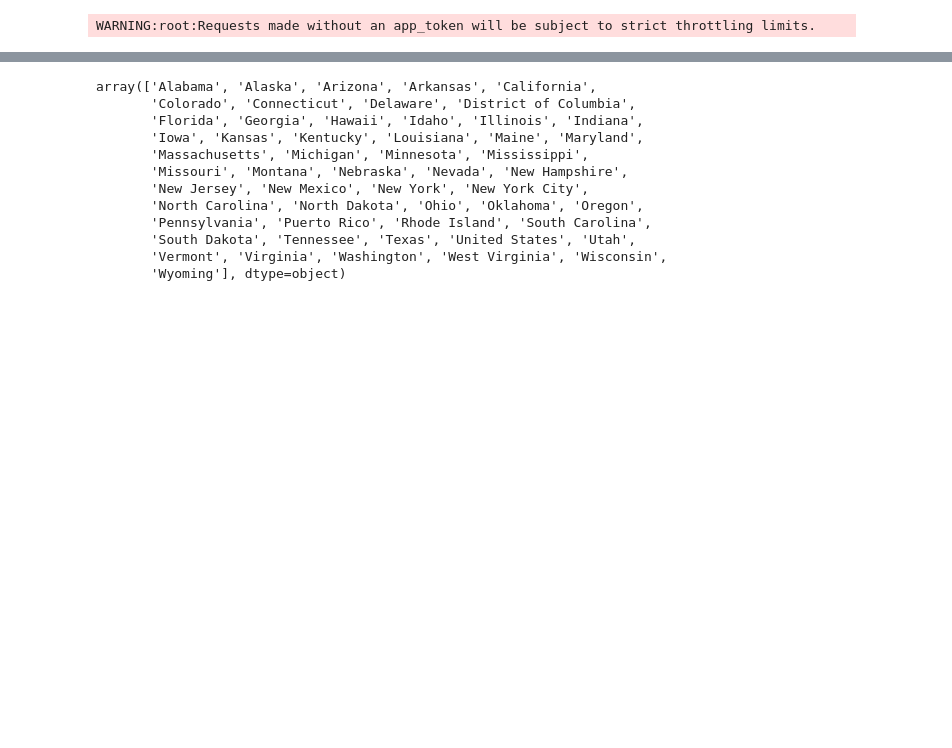
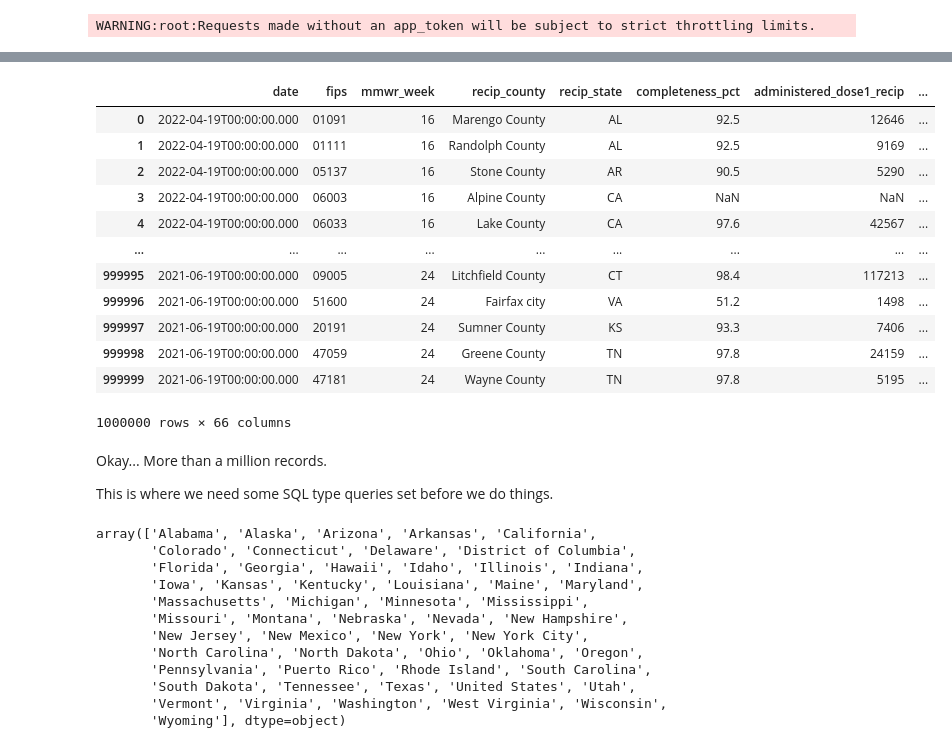
Before and after one commit to asullivan42/COVID_Bubble_Estimator, a Jupyter notebook: CDC data importer.ipynb, the cells around one changed output, grey strips where cells are left out. Saved outputs shown, nothing was run; the diff lists cells and outputs as text; code cells hidden in the pictures; blank space fills up the shorter version.

```diff
--- a/CDC data importer.ipynb
+++ b/CDC data importer.ipynb
@@ -72,3 +130,26 @@ This seems to work but to get all the data I need an API token.  How many rows a
+# %%
+# COVID-19 infer_objectsnations in the United States,County Vaccinations
+results = client.get("8xkx-amqh", limit=1000000)
+results_df3 = pd.DataFrame.from_records(results)
+results_df3
+# %% [output]
+|  | date | fips | mmwr_week | recip_county | recip_state | completeness_pct | administered_dose1_recip | ... |
+| 0 | 2022-04-19T00:00:00.000 | 01091 | 16 | Marengo County | AL | 92.5 | 12646 | ... |
+| 1 | 2022-04-19T00:00:00.000 | 01111 | 16 | Randolph County | AL | 92.5 | 9169 | ... |
+| 2 | 2022-04-19T00:00:00.000 | 05137 | 16 | Stone County | AR | 90.5 | 5290 | ... |
+| 3 | 2022-04-19T00:00:00.000 | 06003 | 16 | Alpine County | CA | NaN | NaN | ... |
+| 4 | 2022-04-19T00:00:00.000 | 06033 | 16 | Lake County | CA | 97.6 | 42567 | ... |
+| ... | ... | ... | ... | ... | ... | ... | ... | ... |
+| 999995 | 2021-06-19T00:00:00.000 | 09005 | 24 | Litchfield County | CT | 98.4 | 117213 | ... |
+| 999996 | 2021-06-19T00:00:00.000 | 51600 | 24 | Fairfax city | VA | 51.2 | 1498 | ... |
+| 999997 | 2021-06-19T00:00:00.000 | 20191 | 24 | Sumner County | KS | 93.3 | 7406 | ... |
+| 999998 | 2021-06-19T00:00:00.000 | 47059 | 24 | Greene County | TN | 97.8 | 24159 | ... |
+| 999999 | 2021-06-19T00:00:00.000 | 47181 | 24 | Wayne County | TN | 97.8 | 5195 | ... |
+1000000 rows × 66 columns
+# %% [markdown]
+Okay... More than a million records.
+
+This is where we need some SQL type queries set before we do things.
 # %%
 a= results_df['state'].unique()
 a.sort()
```
Also changed, not shown: parts of 20 cells of this notebook.
